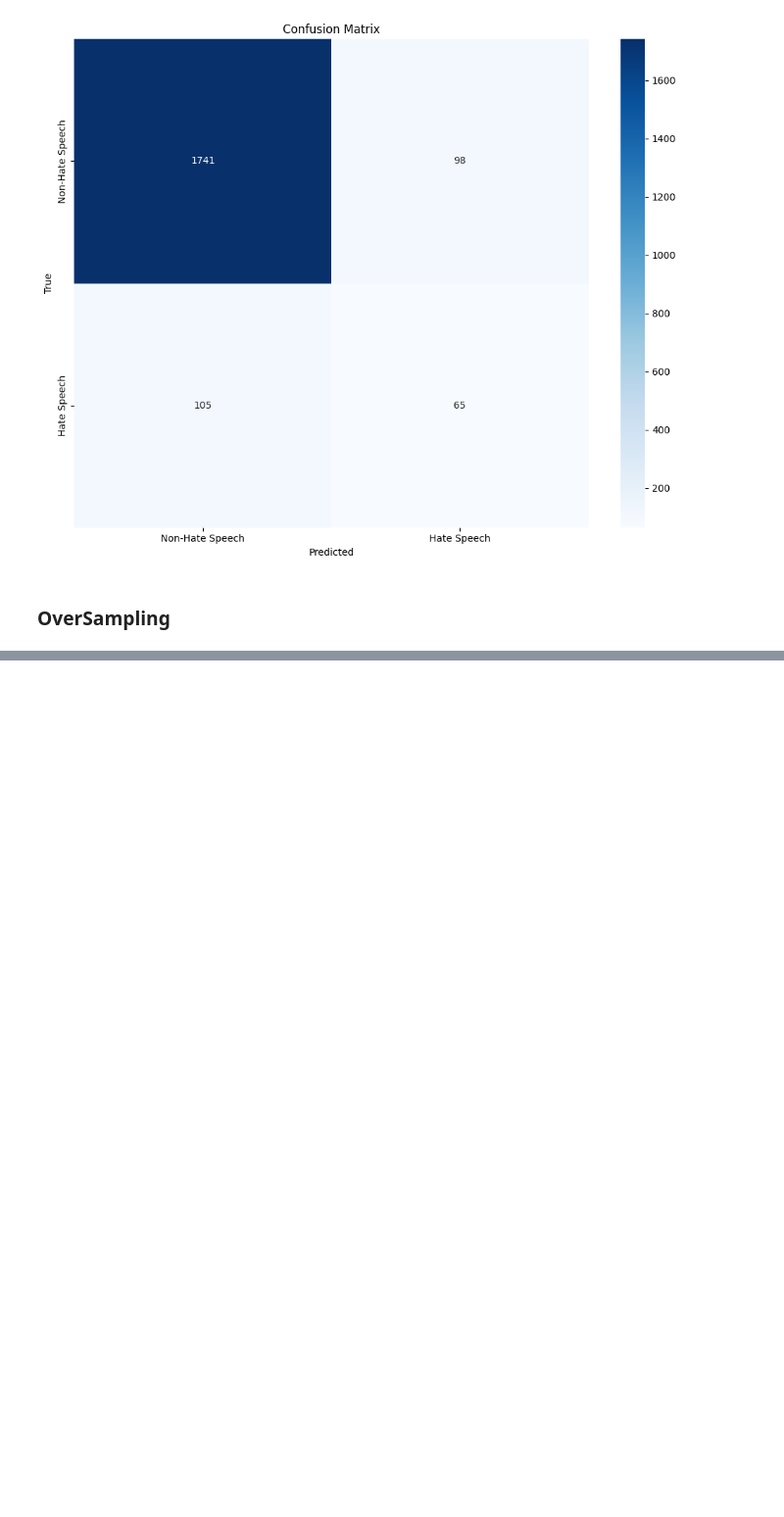
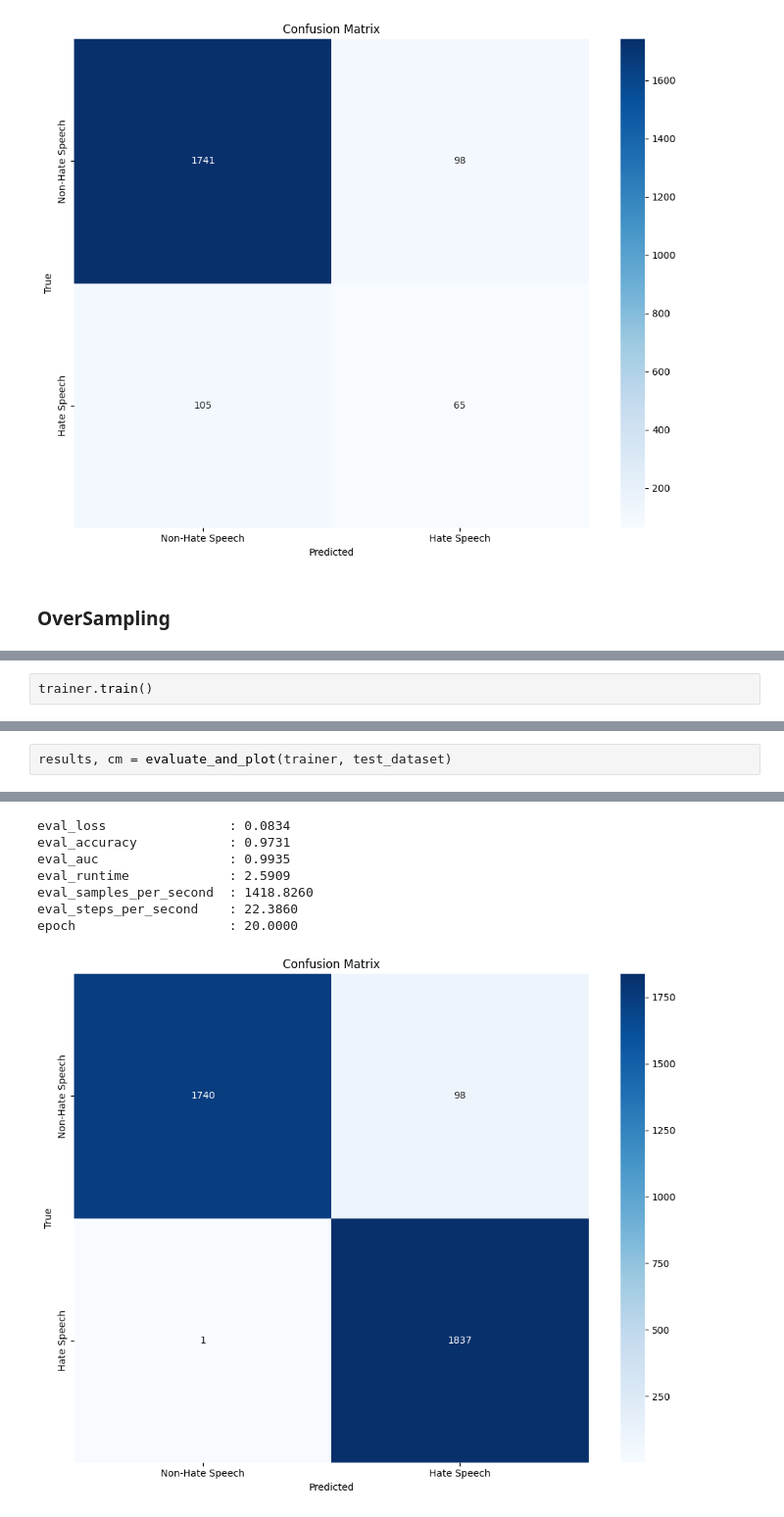
Before and after one commit to psiku/PW--SSNE, a Jupyter notebook: miniprojekt_5-modele_językowe/hate_recognition.ipynb, the cells around one changed output, grey strips where cells are left out. Shown at 98% size. Saved outputs shown, nothing was run; the diff lists cells and outputs as text; blank space fills up the shorter version.

```diff
--- a/miniprojekt_5-modele_językowe/hate_recognition.ipynb
+++ b/miniprojekt_5-modele_językowe/hate_recognition.ipynb
@@ -524,0 +628,2 @@ train_dataloader =
+# %%
+trainer.train()
@@ -524,0 +650,3 @@ train_dataloader =
+# %%
+results, cm = evaluate_and_plot(trainer, test_dataset)
+# %% [output]
@@ -524,0 +654,8 @@ train_dataloader =
+eval_loss                : 0.0834
+eval_accuracy            : 0.9731
+eval_auc                 : 0.9935
+eval_runtime             : 2.5909
+eval_samples_per_second  : 1418.8260
+eval_steps_per_second    : 22.3860
+epoch                    : 20.0000
+[figure, added]
```
Also changed, not shown: parts of 9 cells of this notebook.
